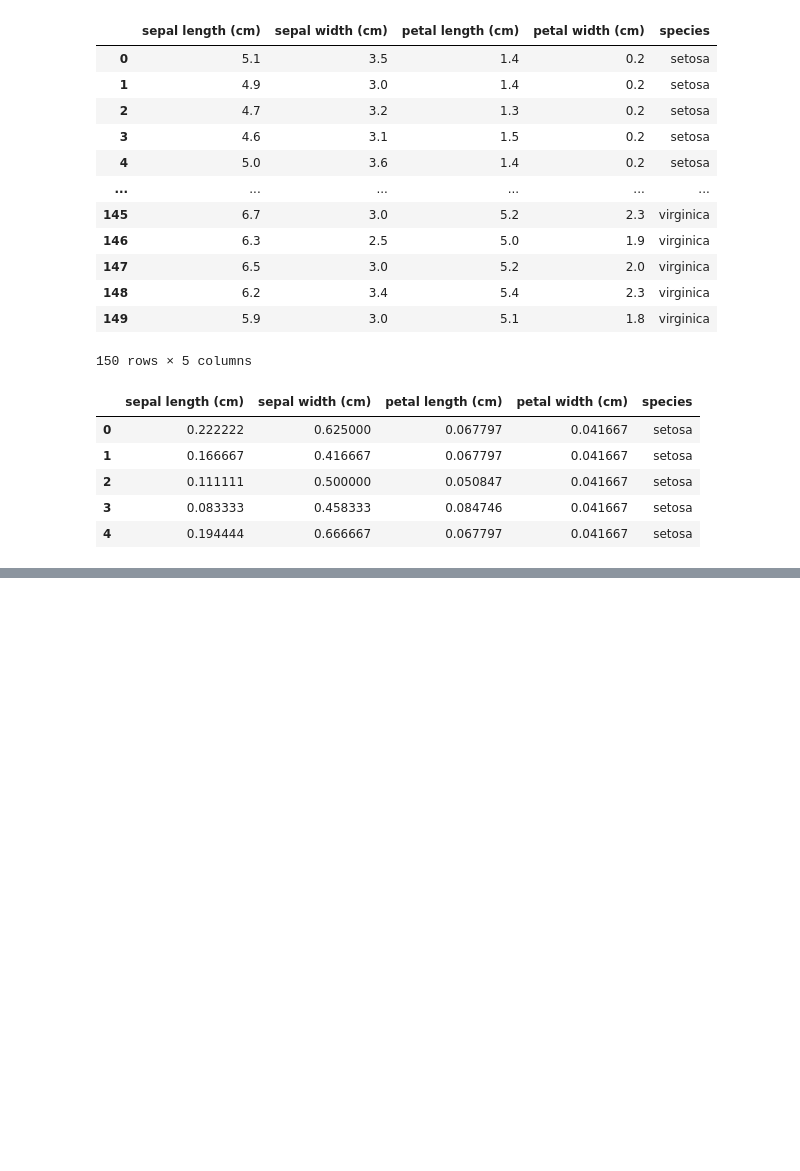
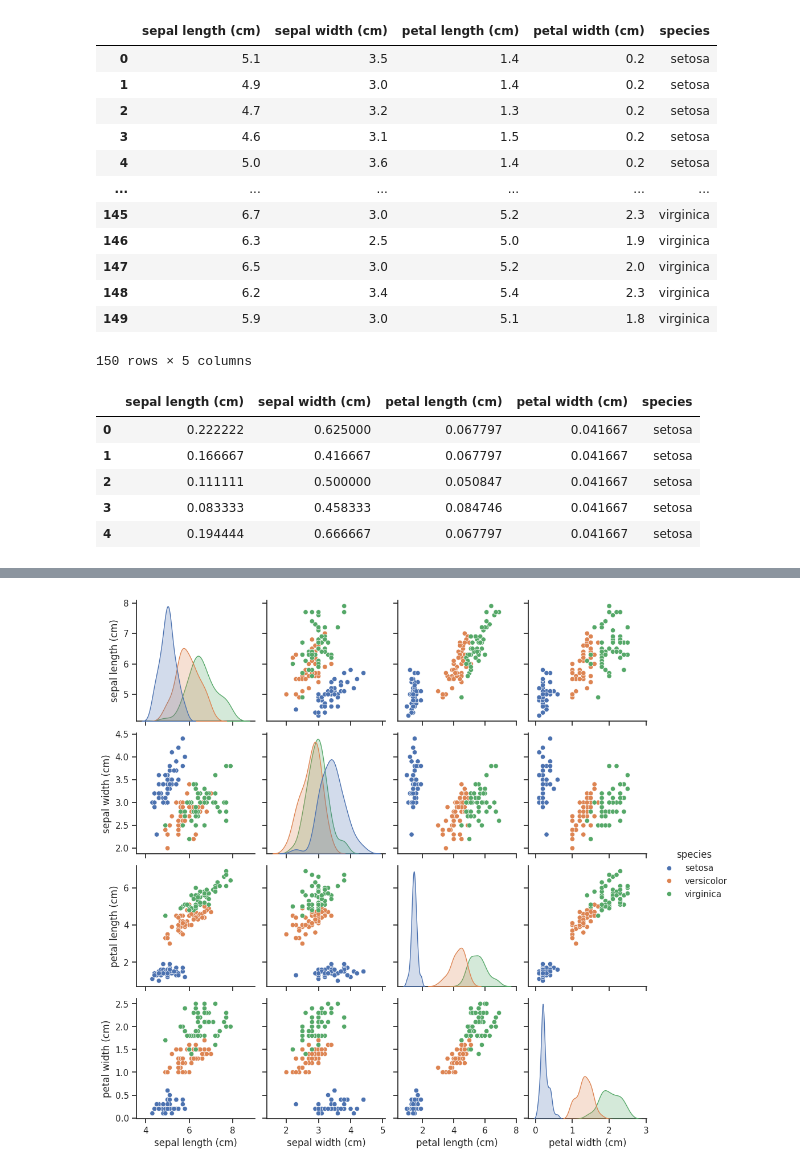
Before and after one commit to trankhactue/fall, a Jupyter notebook: 숙체iris_202625099.ipynb, the cells around one changed output, grey strips where cells are left out. Cells and saved outputs as stored; diff of their text form; code cells hidden in the pictures; blank space fills up the shorter version.

```diff
--- a/숙체iris_202625099.ipynb
+++ b/숙체iris_202625099.ipynb
@@ -179,0 +209,12 @@ tf.head()
+# %%
+import seaborn as sns
+import matplotlib.pyplot as plt
+
+# iris의 target_names를 매핑하여 'species' 컬럼 생성
+df['species'] = df['target'].map({0: 'setosa', 1: 'versicolor', 2: 'virginica'})
+
+# 'species' 컬럼을 기준으로 색상을 구분하여 pairplot 시각화
+sns.pairplot(df.drop(columns=['target']), hue='species')
+plt.show()
+# %% [output]
+[figure, added]
```
Also changed, not shown: parts of 27 cells of this notebook.
